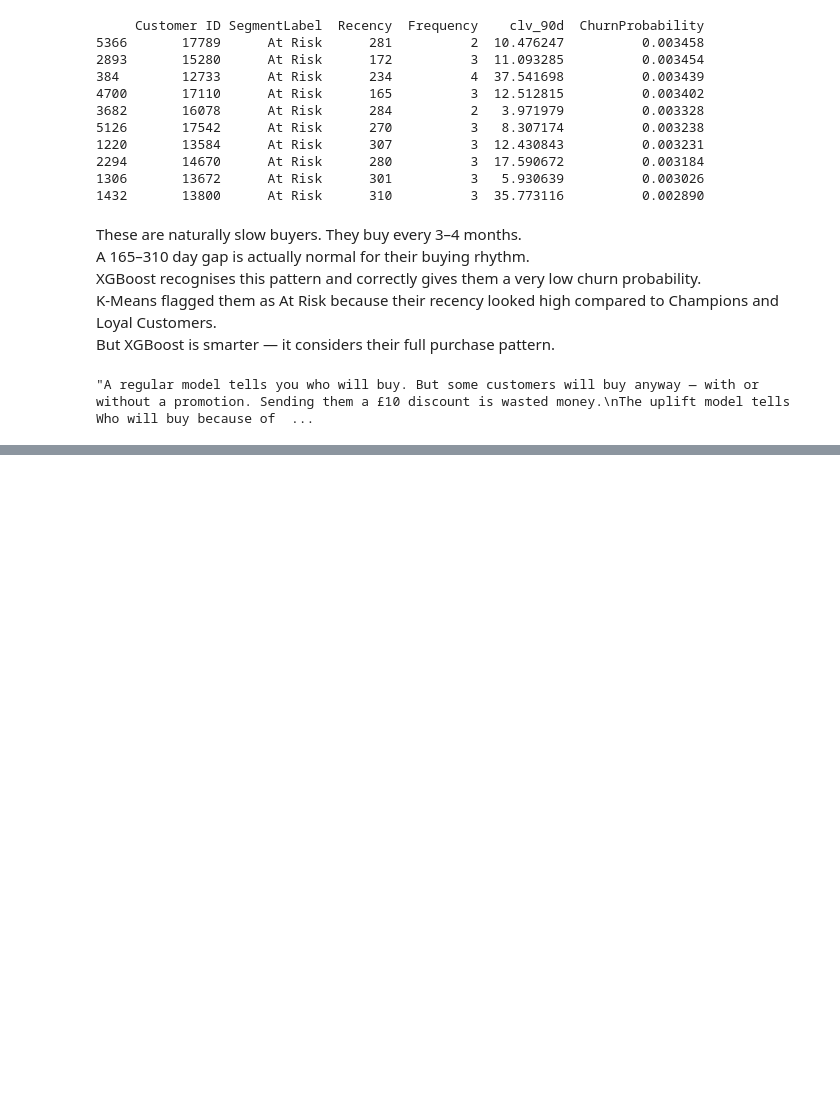
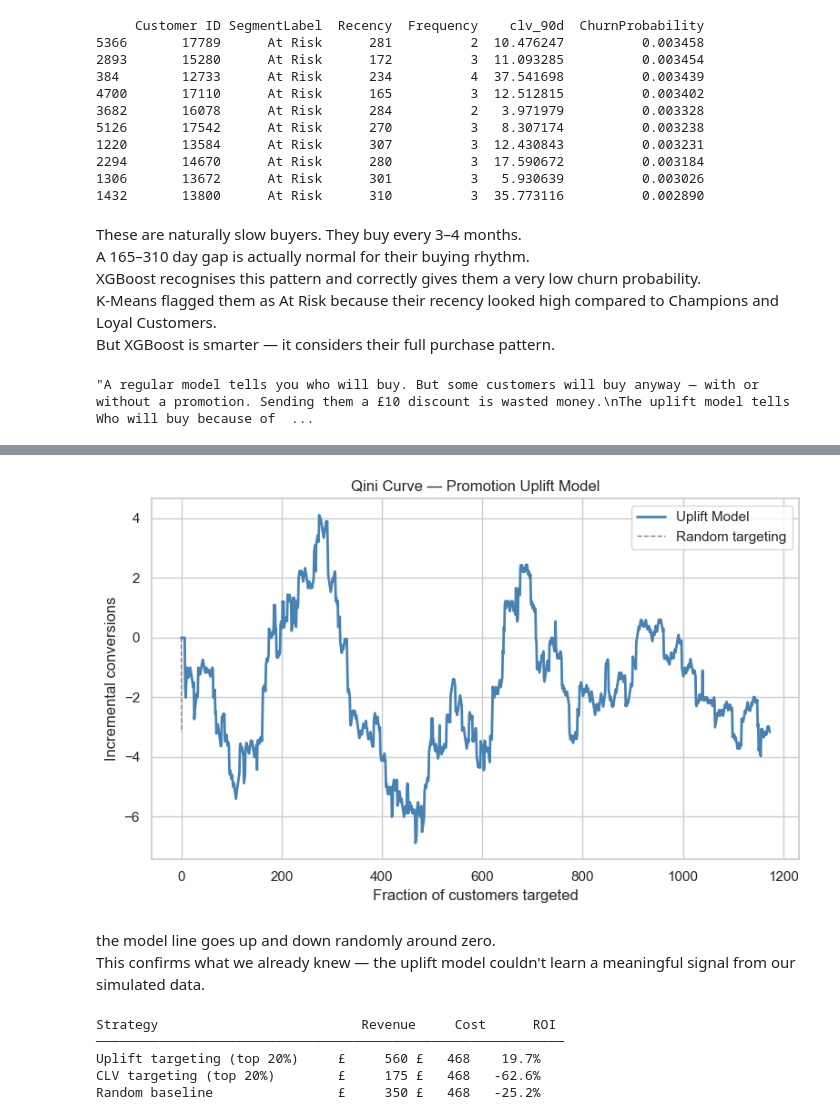
Before and after one commit to PoorUt/Retail_CLV_Model, a Jupyter notebook: clv_notebook_utk.ipynb, the cells around one changed output, grey strips where cells are left out. Drawn from its saved outputs; the diff is of its cells as text; code cells hidden in the pictures; blank space fills up the shorter version.

```diff
--- a/clv_notebook_utk.ipynb
+++ b/clv_notebook_utk.ipynb
@@ -1838,0 +1916,77 @@ array([0, 0, 0, ..., 0, 0, 1])
+# %%
+# Lets plot Qini Curve
+
+import numpy as np
+import matplotlib.pyplot as plt
+from sklift.metrics import qini_curve
+
+# Calculate qini curve values manually
+fractions, qini_values = qini_curve(y_u_test, uplift_scores, t_u_test)
+
+# Plot manually
+fig, ax = plt.subplots(figsize=(8, 5))
+
+# Model line
+ax.plot(fractions, qini_values, label='Uplift Model', color='steelblue', linewidth=2)
+
+# Random baseline (straight line from 0 to max)
+ax.plot([0, 1], [0, qini_values[-1]],
+        label='Random targeting',
+        color='grey', linewidth=1, linestyle='--')
+
+ax.set_title('Qini Curve — Promotion Uplift Model')
+ax.set_xlabel('Fraction of customers targeted')
+ax.set_ylabel('Incremental conversions')
+ax.legend()
+plt.tight_layout()
+plt.show()
+# %% [output]
+[figure, added]
+# %% [markdown]
+the model line goes up and down randomly around zero.
+This confirms what we already knew — the uplift model couldn't learn a meaningful signal from our simulated data.
+# %%
+# Lets Do a business simulation
+
+PROMO_COST     = 2.0    # £2 per customer contacted
+CONVERSION_REV = 35.0   # £35 average revenue per conversion
+TOP_PCT        = 0.20   # target top 20% of customers
+
+n_target = int(len(rfm.loc[X_u_test.index]) * TOP_PCT)
+
+df_eval = pd.DataFrame({
+    'Converted'    : y_u_test.values,
+    'Treatment'    : t_u_test.values,
+    'UpliftScore'  : uplift_scores,
+    'CLV'          : rfm.loc[X_u_test.index, 'clv_90d'].values,
+})
+
+# Uplift targeting
+uplift_target = df_eval.nlargest(n_target, 'UpliftScore')
+uplift_rev    = uplift_target[uplift_target['Treatment']==1]['Converted'].sum() * CONVERSION_REV
+uplift_cost   = n_target * PROMO_COST
+uplift_roi    = (uplift_rev - uplift_cost) / uplift_cost * 100
+
+# CLV targeting
+clv_target    = df_eval.nlargest(n_target, 'CLV')
+clv_rev       = clv_target[clv_target['Treatment']==1]['Converted'].sum() * CONVERSION_REV
+clv_cost      = n_target * PROMO_COST
+clv_roi       = (clv_rev - clv_cost) / clv_cost * 100
+
+# Random baseline
+rand_target   = df_eval.sample(n_target, random_state=42)
+rand_rev      = rand_target[rand_target['Treatment']==1]['Converted'].sum() * CONVERSION_REV
+rand_cost     = n_target * PROMO_COST
+rand_roi      = (rand_rev - rand_cost) / rand_cost * 100
+
+print(f'{"Strategy":<30} {"Revenue":>10} {"Cost":>8} {"ROI":>8}')
+print('─' * 60)
+print(f'{"Uplift targeting (top 20%)":<30} £{uplift_rev:>8,.0f} £{uplift_cost:>6,.0f} {uplift_roi:>7.1f}%')
+print(f'{"CLV targeting (top 20%)":<30} £{clv_rev:>8,.0f} £{clv_cost:>6,.0f} {clv_roi:>7.1f}%')
+print(f'{"Random baseline":<30} £{rand_rev:>8,.0f} £{rand_cost:>6,.0f} {rand_roi:>7.1f}%')
+# %% [output]
+Strategy                          Revenue     Cost      ROI
+────────────────────────────────────────────────────────────
+Uplift targeting (top 20%)     £     560 £   468    19.7%
+CLV targeting (top 20%)        £     175 £   468   -62.6%
+Random baseline                £     350 £   468   -25.2%
```
Also changed, not shown: parts of 7 cells of this notebook, 1 other file.
